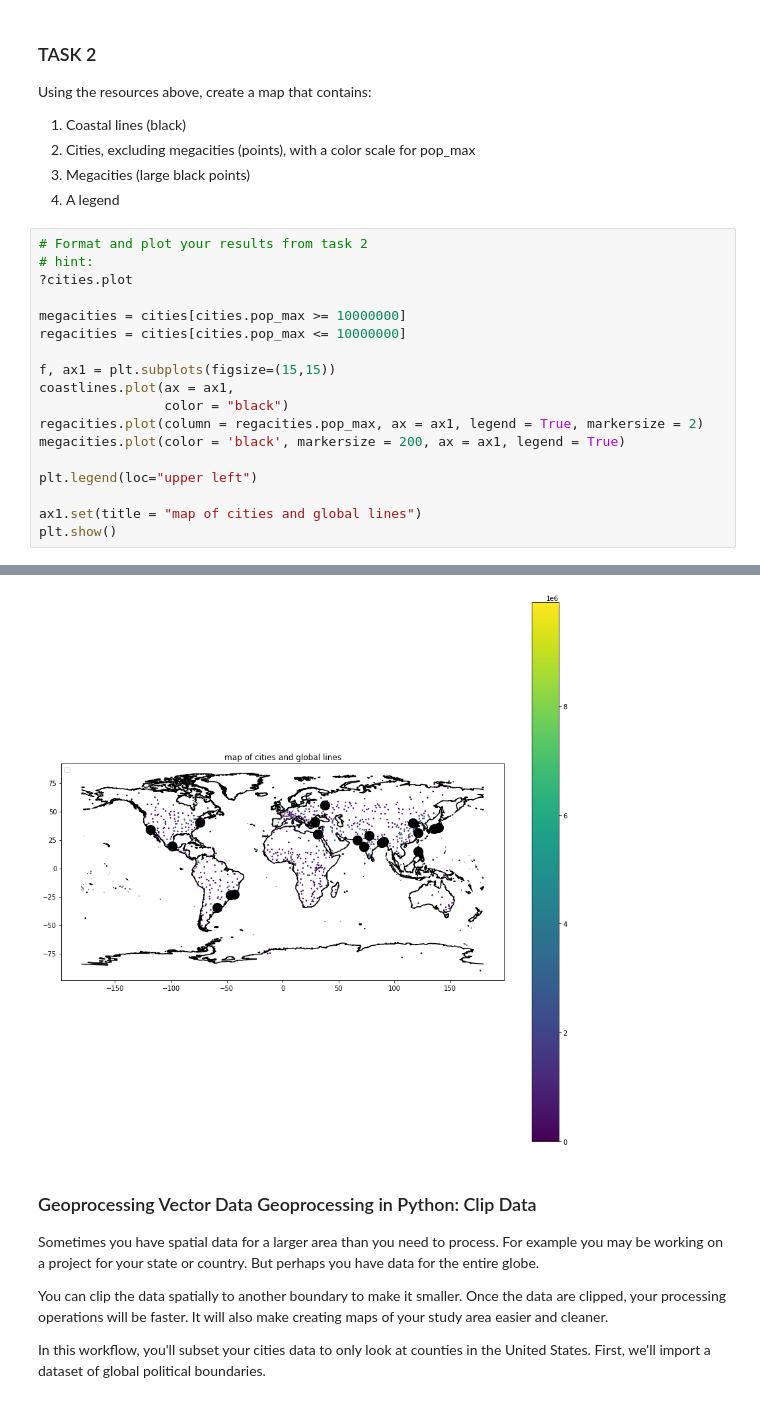
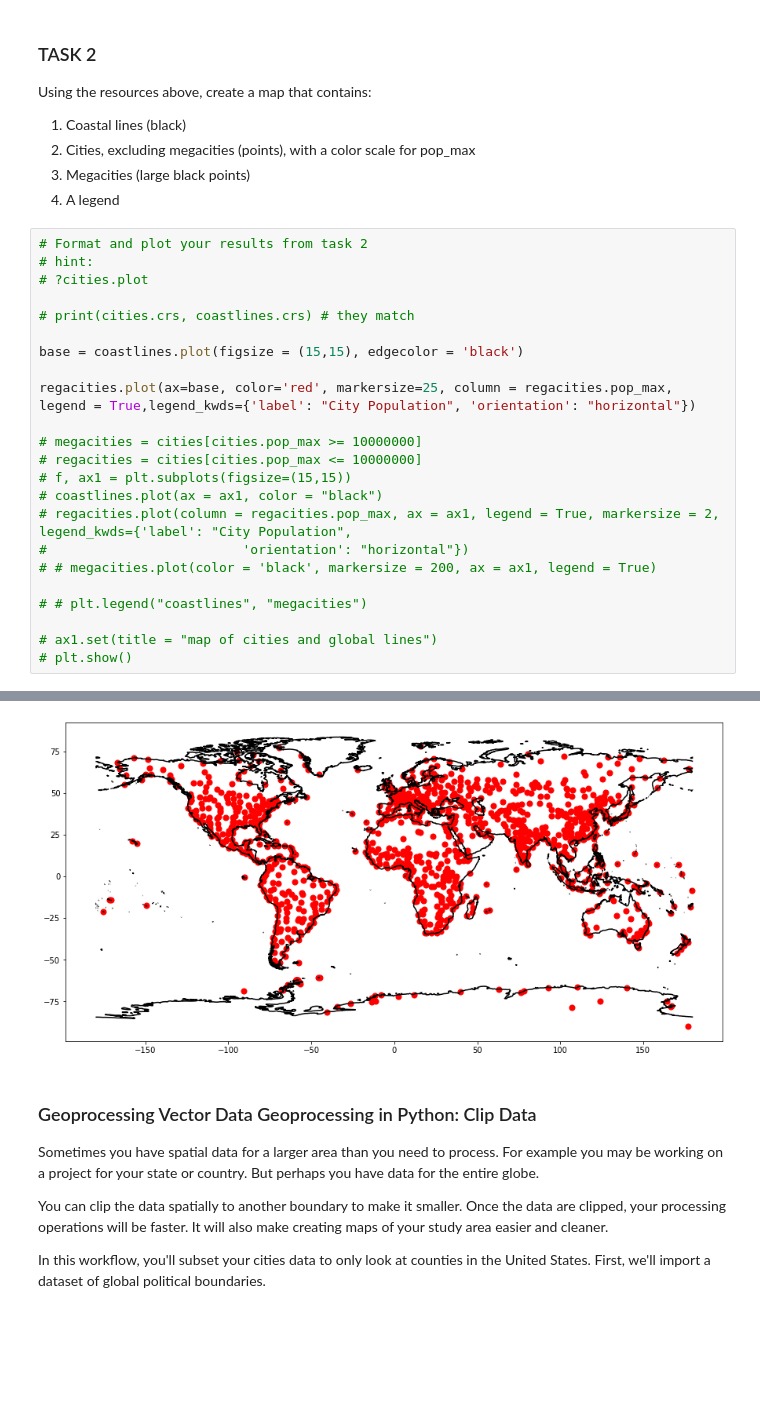
Before and after one commit to raruggie/EnvDatSci22, a Jupyter notebook: CodeSprints/VectorData101.ipynb, the cells around one changed output, grey strips where cells are left out. Cells and saved outputs as stored; diff of their text form; blank space fills up the shorter version.

```diff
--- a/CodeSprints/VectorData101.ipynb
+++ b/CodeSprints/VectorData101.ipynb
@@ -407,19 +408,24 @@ Using the resources above, create a map that contains:
 # %%
 # Format and plot your results from task 2
 # hint:
-?cities.plot
+# ?cities.plot
 
-megacities = cities[cities.pop_max >= 10000000]
-regacities = cities[cities.pop_max <= 10000000]
+# print(cities.crs, coastlines.crs) # they match
 
-f, ax1 = plt.subplots(figsize=(15,15))
-coastlines.plot(ax = ax1,
-                color = "black")
-regacities.plot(column = regacities.pop_max, ax = ax1, legend = True, markersize = 2)
-megacities.plot(color = 'black', markersize = 200, ax = ax1, legend = True)
+base = coastlines.plot(figsize = (15,15), edgecolor = 'black')
 
-plt.legend(loc="upper left")
+regacities.plot(ax=base, color='red', markersize=25, column = regacities.pop_max, legend = True,legend_kwds={'label': "City Population", 'orientation': "horizontal"})
 
-ax1.set(title = "map of cities and global lines")
-plt.show()
+# megacities = cities[cities.pop_max >= 10000000]
+# regacities = cities[cities.pop_max <= 10000000]
+# f, ax1 = plt.subplots(figsize=(15,15))
+# coastlines.plot(ax = ax1, color = "black")
+# regacities.plot(column = regacities.pop_max, ax = ax1, legend = True, markersize = 2, legend_kwds={'label': "City Population",
+#                         'orientation': "horizontal"})
+# # megacities.plot(color = 'black', markersize = 200, ax = ax1, legend = True)
+
+# # plt.legend("coastlines", "megacities")
+
+# ax1.set(title = "map of cities and global lines")
+# plt.show()
 # %% [output]
@@ -427,4 +433,4 @@ WARNING:matplotlib.legend:No handles with labels found to put in legend.
-[figure, old version]
+[figure, new version]
 # %% [markdown]
 ### Geoprocessing Vector Data Geoprocessing in Python: Clip Data
 Sometimes you have spatial data for a larger area than you need to process. For example you may be working on a project for your state or country. But perhaps you have data for the entire globe.
```
Also changed, not shown: parts of 5 cells of this notebook.
